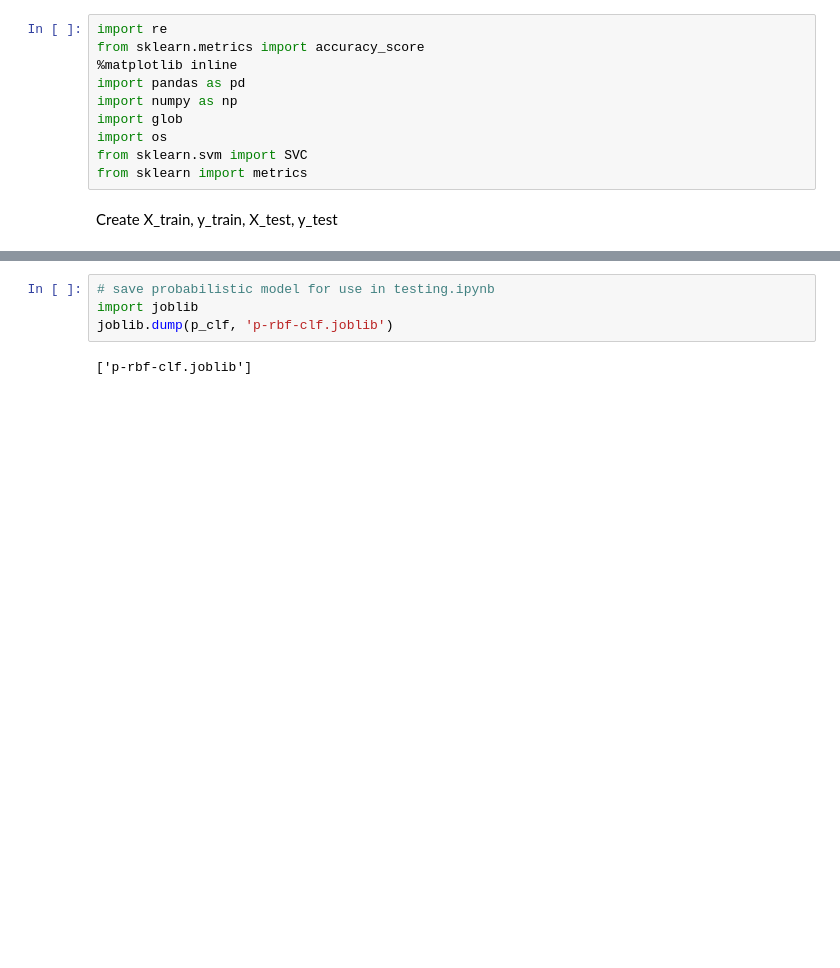
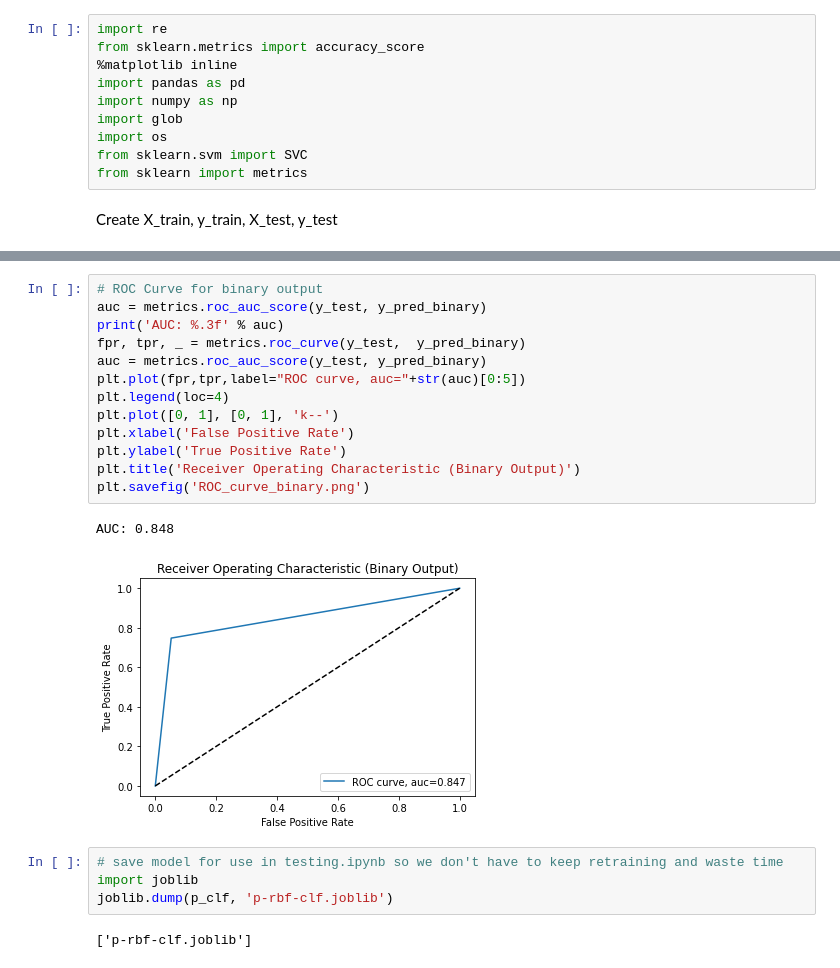
Before and after one commit to AndreaPerera/CISC499, a Jupyter notebook: svm.ipynb, the cells around one changed output, grey strips where cells are left out. Cells and saved outputs as stored; diff of their text form; blank space fills up the shorter version.

```diff
--- a/svm.ipynb
+++ b/svm.ipynb
@@ -136,5 +153,21 @@ true:neg      2650      7856
+# %%
+# ROC Curve for binary output
+auc = metrics.roc_auc_score(y_test, y_pred_binary)
+print('AUC: %.3f' % auc)
+fpr, tpr, _ = metrics.roc_curve(y_test,  y_pred_binary)
+auc = metrics.roc_auc_score(y_test, y_pred_binary)
+plt.plot(fpr,tpr,label="ROC curve, auc="+str(auc)[0:5])
+plt.legend(loc=4)
+plt.plot([0, 1], [0, 1], 'k--')
+plt.xlabel('False Positive Rate')
+plt.ylabel('True Positive Rate')
+plt.title('Receiver Operating Characteristic (Binary Output)')
+plt.savefig('ROC_curve_binary.png')
+# %% [output]
+AUC: 0.848
+[figure, added]
 # %%
-# save probabilistic model for use in testing.ipynb
+# save model for use in testing.ipynb so we don't have to keep retraining and waste time
 import joblib
 joblib.dump(p_clf, 'p-rbf-clf.joblib')
 # %% [output]
```
Also changed, not shown: parts of 15 cells of this notebook.
